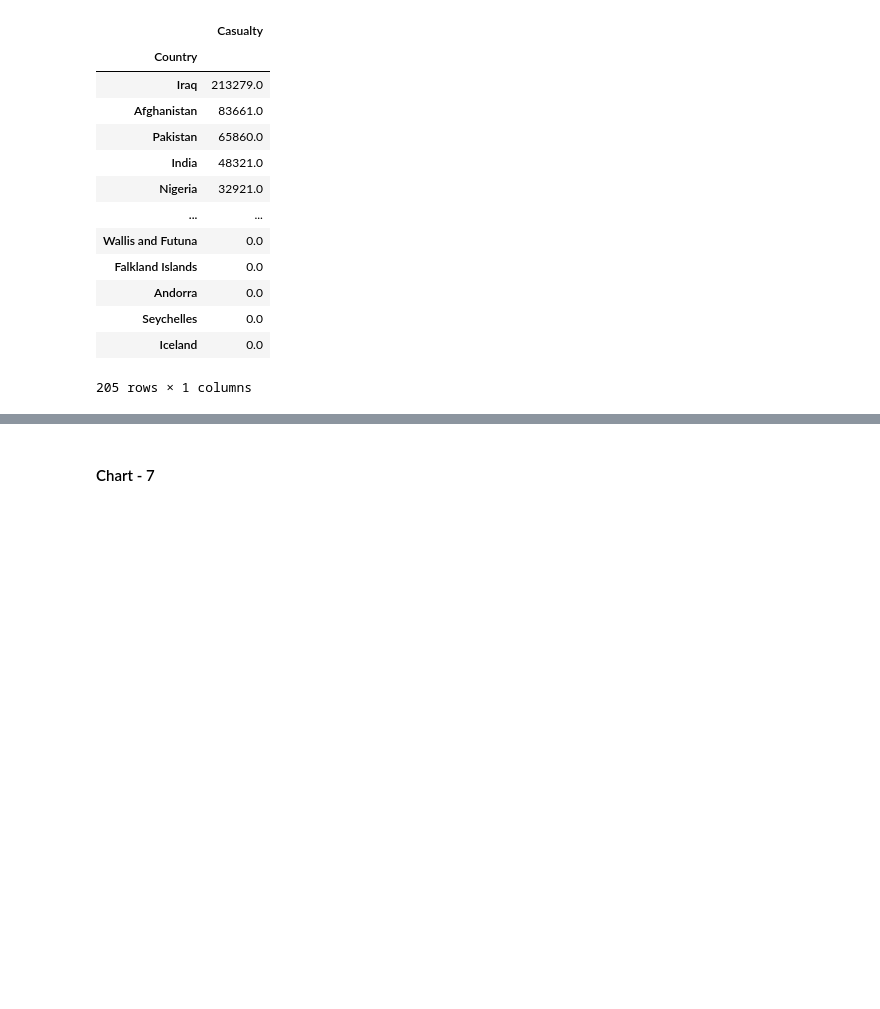
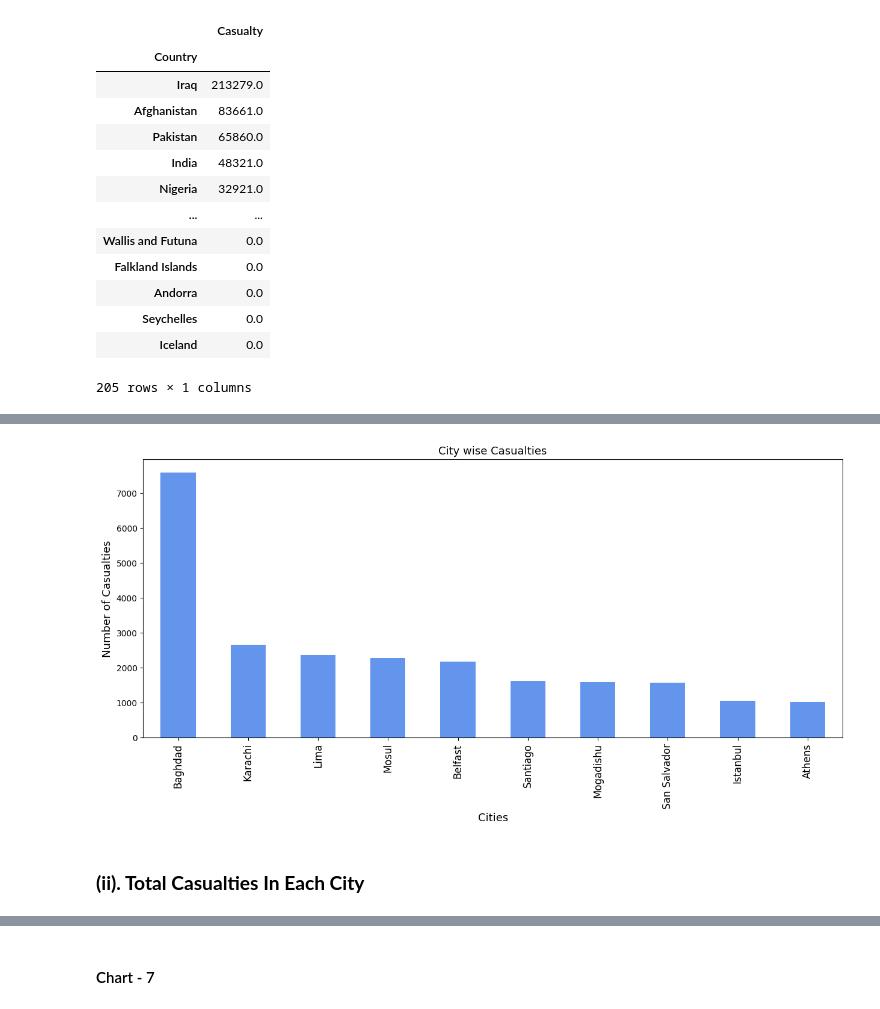
Before and after one commit to amolwagh77/Exploratory-Data-Analysis---Global-Terrorism, a Jupyter notebook: Sample EDA Submission Template.ipynb, the cells around one changed output, grey strips where cells are left out. Cells and saved outputs as stored; diff of their text form; code cells hidden in the pictures; blank space fills up the shorter version.

```diff
--- a/Sample EDA Submission Template.ipynb
+++ b/Sample EDA Submission Template.ipynb
@@ -578,0 +633,3 @@ Answer Here
+# %%
+city=data["City"].value_counts()[1:11]
+city
@@ -578,0 +649,11 @@ Answer Here
+# %%
+city.plot(kind='bar',color='cornflowerblue',figsize=(15,6))
+plt.title("City wise Casualties",fontsize=13)
+plt.xlabel("Cities",fontsize=13)
+plt.xticks(fontsize=12)
+plt.ylabel("Number of Casualties",fontsize=13)
+plt.show()
+# %% [output]
+[figure, added]
+# %% [markdown]
+### **(ii). Total Casualties In Each City**
```
Also changed, not shown: parts of 120 cells of this notebook.
